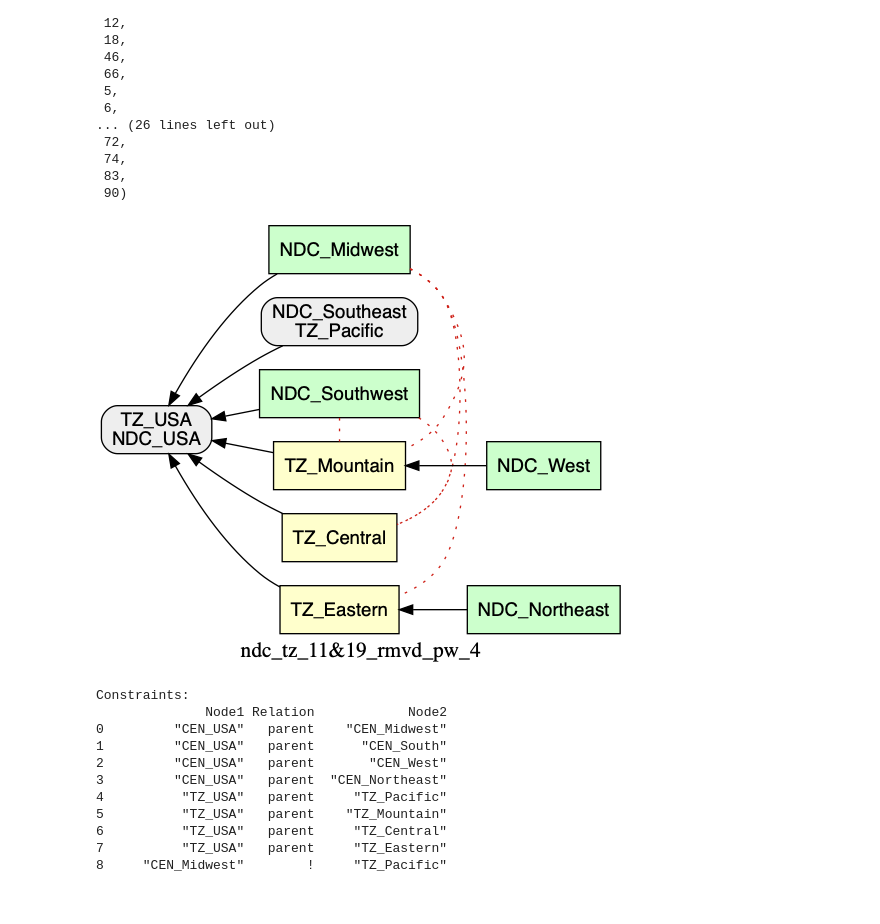
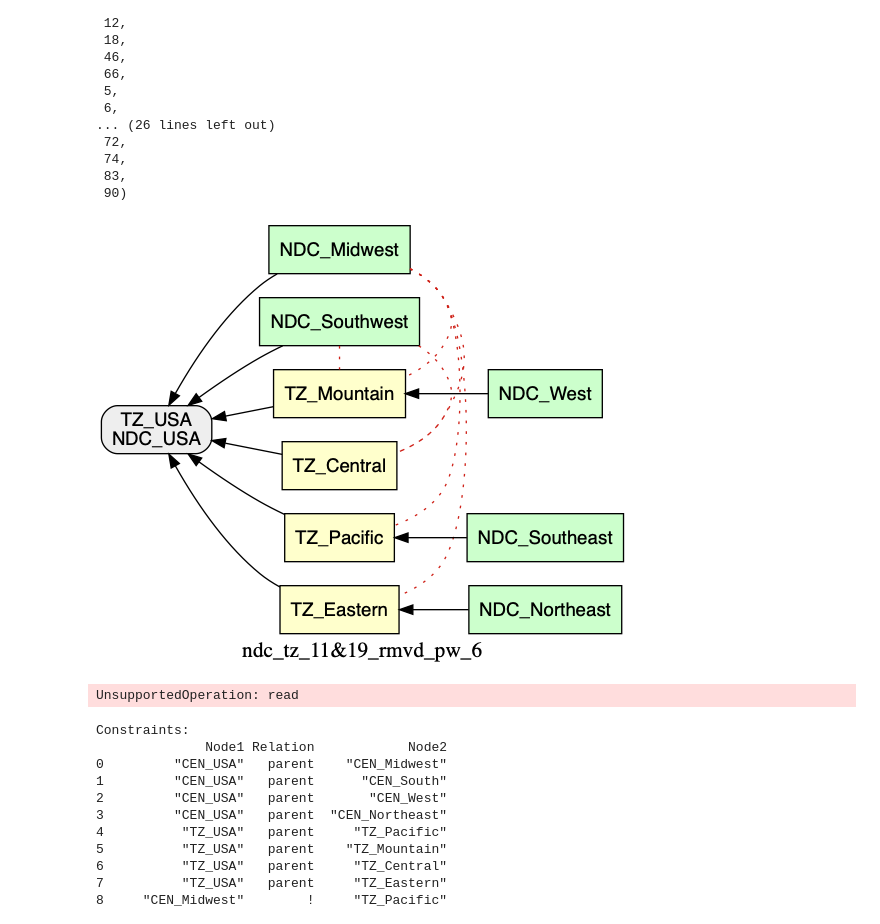
Before and after one commit to idaks/LeanEuler, a Jupyter notebook: lean_euler.ipynb, the cells around one changed output. Drawn from its saved outputs; the diff is of its cells as text; code cells hidden in the pictures.

```diff
--- a/lean_euler.ipynb
+++ b/lean_euler.ipynb
@@ -477,9 +525,9 @@ less_complex_than_gt
 # %%
 pws_vizs = euler_visualization_nxpd.visualize(dfs=result_in_focus['dfs'], pws=result_in_focus['pws'], relations=result_in_focus['rels'], conn=None, project_name='ndc_tz_11&19_rmvd', save_to_folder=None)
 # %%
-draw(pws_vizs[3])
+draw(pws_vizs[5])
 # %% [output]
-[figure, old version]
+[figure, new version]
 # %%
 # In general it seems like the performance is really good when there are a lot of PWs, less so when there are only a few PWs
 # %%
@@ -498,6 +546,7 @@ magnolia_83_14_results = None
 magnolia_91_14_results = None
 magnolia_12_14_results = None
 autos_results = None
+ndc_tz_2_at_a_time_results = None
 with open('cen_ndc_results.pkl', 'rb') as f:
     cen_ndc_results = pkl.load(f)
 with open('cen_tz_results.pkl', 'rb') as f:
@@ -512,6 +561,10 @@ with open('magnolia_2012_results.pkl', 'rb') as f:
     magnolia_12_14_results = pkl.load(f)
 with open('autos_results.pkl', 'rb') as f:
     autos_results = pkl.load(f)
+with open('ndc_tz_results_2_at_a_time.pkl', 'wb') as f:
+    ndc_tz_2_at_a_time_results = pkl.load(f)
+# %% [output]
+UnsupportedOperation: read
 # %%
 draw(autos_results['gt_dfs'])
 # %%
```
Also changed, not shown: parts of 6 cells of this notebook, 1 other file.
